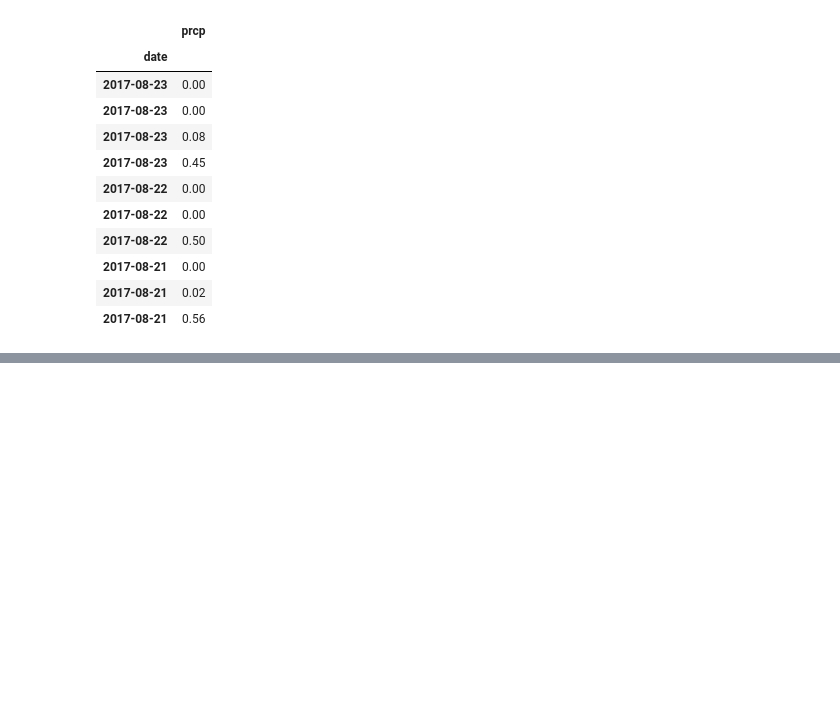
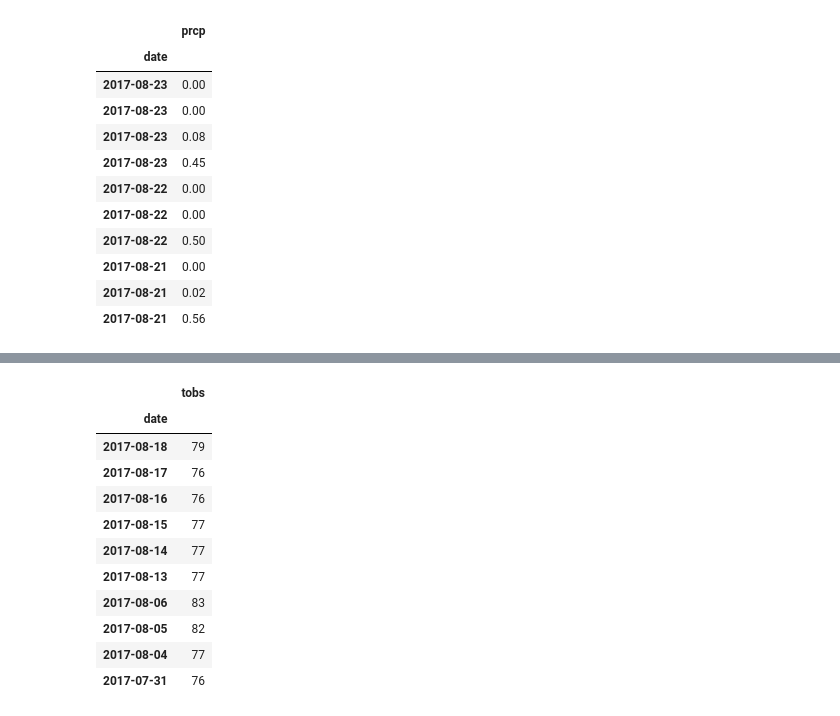
Before and after one commit to aizzakatrina/datastorage-SurfsUp, a Jupyter notebook: climate_analysis.ipynb, the cells around one changed output, grey strips where cells are left out. Saved outputs shown, nothing was run; the diff lists cells and outputs as text; code cells hidden in the pictures; blank space fills up the shorter version.

```diff
--- a/climate_analysis.ipynb
+++ b/climate_analysis.ipynb
@@ -115,0 +192,18 @@ plt.show()
+# %%
+# Load the results into a pandas dataframe. Set the index to the `date`
+df = pd.DataFrame(query, columns=['date', 'tobs'])
+df.set_index('date', inplace=True, )
+df.head(10)
+# %% [output]
+|  | tobs |
+| date |  |
+| 2017-08-18 | 79 |
+| 2017-08-17 | 76 |
+| 2017-08-16 | 76 |
+| 2017-08-15 | 77 |
+| 2017-08-14 | 77 |
+| 2017-08-13 | 77 |
+| 2017-08-06 | 83 |
+| 2017-08-05 | 82 |
+| 2017-08-04 | 77 |
+| 2017-07-31 | 76 |
```
Also changed, not shown: parts of 9 cells of this notebook.
